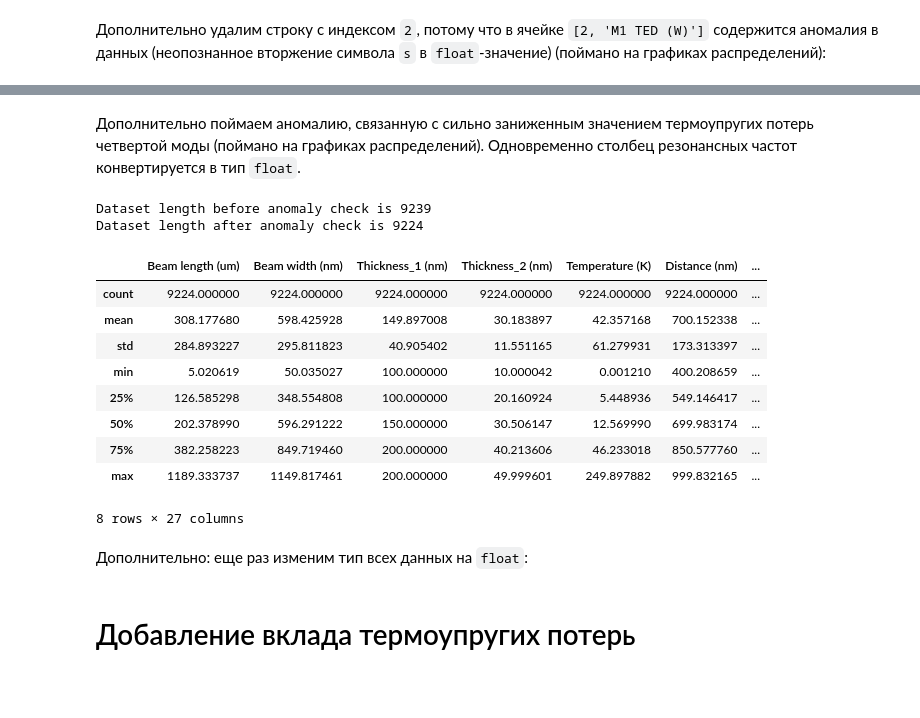
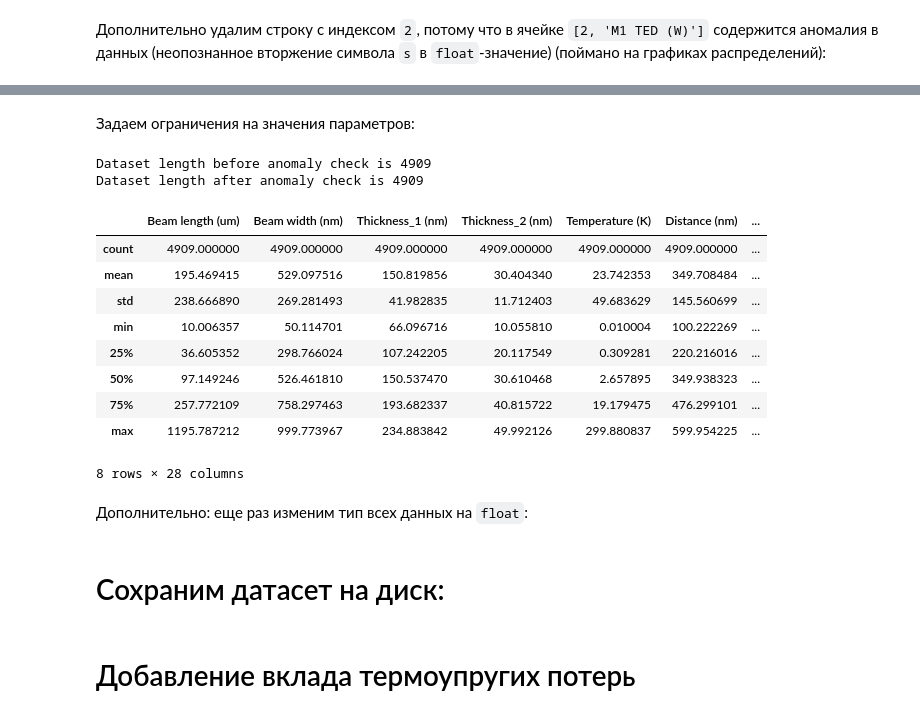
Before and after one commit to PolMix/nems_ai, a Jupyter notebook: Data Formatting/Data_Formatting.ipynb, the cells around one changed output, grey strips where cells are left out. Drawn from its saved outputs; the diff is of its cells as text; code cells hidden in the pictures; blank space fills up the shorter version.

```diff
--- a/Data Formatting/Data_Formatting.ipynb
+++ b/Data Formatting/Data_Formatting.ipynb
@@ -147,7 +167,7 @@ def round_data_int(data, cols_indices_to_round):
 # %% [markdown]
 Преобразование 4row x 1col --> 1row x 4col:
 # %%
-data = pd.DataFrame(process_data(df, len_common=7))
+data = pd.DataFrame(process_data(df, len_common=8))
 data.head()
 # %% [output]
 |  | 0 | 1 | 2 | 3 | 4 | 5 | 6 | 7 | 8 | 9 | ... | ... |
@@ -160,7 +180,7 @@ data.head()
 # %% [markdown]
 Форматирование названий колонок:
 # %%
-data = name_data_columns(df, data, len_common=7)
+data = name_data_columns(df, data, len_common=8)
 data.head()
 # %% [output]
 5 5
@@ -174,7 +194,7 @@ data.head()
 # %% [markdown]
 Вывод информации об аномалиях мнимой части резонансной частоты, их удаление:
 # %%
-frequency_indices = [7, 12, 17, 22] # индексы колонок, в которых содержатся значения резонансных частот
+frequency_indices = [8, 13, 18, 23] # индексы колонок, в которых содержатся значения резонансных частот
 
 # Детектирование аномалий:
 lst_i, lst_j = return_neg_frequencies_index(data, frequency_indices)
@@ -194,7 +214,7 @@ Anomalies have been deleted, the length of the dataset is 9239
 # %% [markdown]
 Удаление мнимой части всех элементов датасета:
 # %%
-data = del_im_frequency(data, [7, 12, 17, 22])
+data = del_im_frequency(data, [8, 13, 18, 23])
 data.head()
 # %% [output]
 |  | Beam length (um) | Beam width (nm) | Thickness_1 (nm) | Thickness_2 (nm) | Temperature (K) | Distance (nm) | ... |
@@ -225,5 +245,5 @@ data.describe()
-# %% [markdown]
-Дополнительно поймаем аномалию, связанную с сильно заниженным значением термоупругих потерь четвертой моды (поймано на графиках распределений). Одновременно столбец резонансных частот конвертируется в тип `float`.
+# %% [markdown]
+Задаем ограничения на значения параметров:
 # %%
 def catch_parameter_overflow(df, param_name, lower_limit, upper_limit):
     mask = (df[param_name].astype(float) > lower_limit) & (df[param_name].astype(float) < upper_limit)
@@ -251,26 +271,27 @@ def catch_overflow(df, param_limits):
     return df
 # %%
 param_limits = {#'Eigenfrequency (Hz)': [0, 3e7],
-                'Quality factor': [0, 80000],
-                'TED (W)': [1e-20, 1]}
+                #'Quality factor': [0, 5e8],
+                #'TED (W)': [1e-20, 1]
+                }
 
 print('Dataset length before anomaly check is {length}'.format(length=data.shape[0]))
 data_catched = catch_overflow(data, param_limits)
 print('Dataset length after anomaly check is {length}'.format(length=data_catched.shape[0]))
 data_catched.describe()
 # %% [output]
-Dataset length before anomaly check is 9239
-Dataset length after anomaly check is 9224
+Dataset length before anomaly check is 4909
+Dataset length after anomaly check is 4909
 |  | Beam length (um) | Beam width (nm) | Thickness_1 (nm) | Thickness_2 (nm) | Temperature (K) | Distance (nm) | ... |
-| count | 9224.000000 | 9224.000000 | 9224.000000 | 9224.000000 | 9224.000000 | 9224.000000 | ... |
-| mean | 308.177680 | 598.425928 | 149.897008 | 30.183897 | 42.357168 | 700.152338 | ... |
-| std | 284.893227 | 295.811823 | 40.905402 | 11.551165 | 61.279931 | 173.313397 | ... |
-| min | 5.020619 | 50.035027 | 100.000000 | 10.000042 | 0.001210 | 400.208659 | ... |
-| 25% | 126.585298 | 348.554808 | 100.000000 | 20.160924 | 5.448936 | 549.146417 | ... |
-| 50% | 202.378990 | 596.291222 | 150.000000 | 30.506147 | 12.569990 | 699.983174 | ... |
-| 75% | 382.258223 | 849.719460 | 200.000000 | 40.213606 | 46.233018 | 850.577760 | ... |
-| max | 1189.333737 | 1149.817461 | 200.000000 | 49.999601 | 249.897882 | 999.832165 | ... |
+| count | 4909.000000 | 4909.000000 | 4909.000000 | 4909.000000 | 4909.000000 | 4909.000000 | ... |
+| mean | 195.469415 | 529.097516 | 150.819856 | 30.404340 | 23.742353 | 349.708484 | ... |
+| std | 238.666890 | 269.281493 | 41.982835 | 11.712403 | 49.683629 | 145.560699 | ... |
+| min | 10.006357 | 50.114701 | 66.096716 | 10.055810 | 0.010004 | 100.222269 | ... |
+| 25% | 36.605352 | 298.766024 | 107.242205 | 20.117549 | 0.309281 | 220.216016 | ... |
+| 50% | 97.149246 | 526.461810 | 150.537470 | 30.610468 | 2.657895 | 349.938323 | ... |
+| 75% | 257.772109 | 758.297463 | 193.682337 | 40.815722 | 19.179475 | 476.299101 | ... |
+| max | 1195.787212 | 999.773967 | 234.883842 | 49.992126 | 299.880837 | 599.954225 | ... |
-8 rows × 27 columns
+8 rows × 28 columns
 # %% [markdown]
 Дополнительно: еще раз изменим тип всех данных на `float`:
 # %%
@@ -285 +306,3 @@ for param in list(data_catched.columns)[7:]:
     data_catched.loc[:, param] = data_catched.loc[:, param].astype(float)
+# %% [markdown]
+# Сохраним датасет на диск:
```
Also changed, not shown: parts of 19 cells of this notebook.
